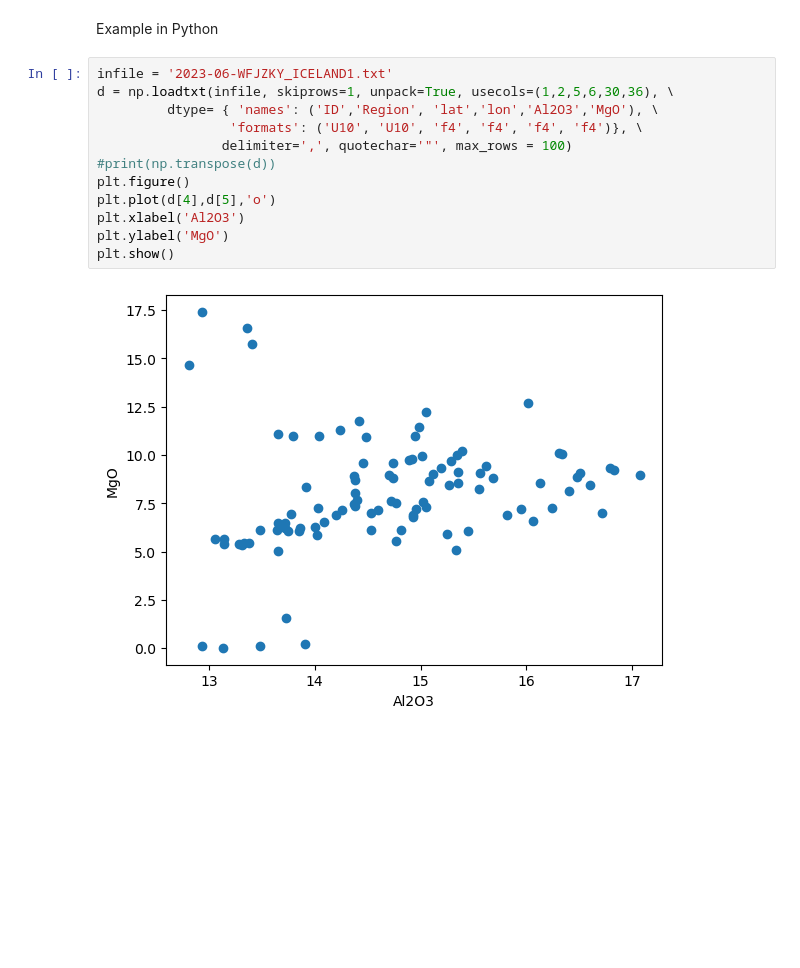
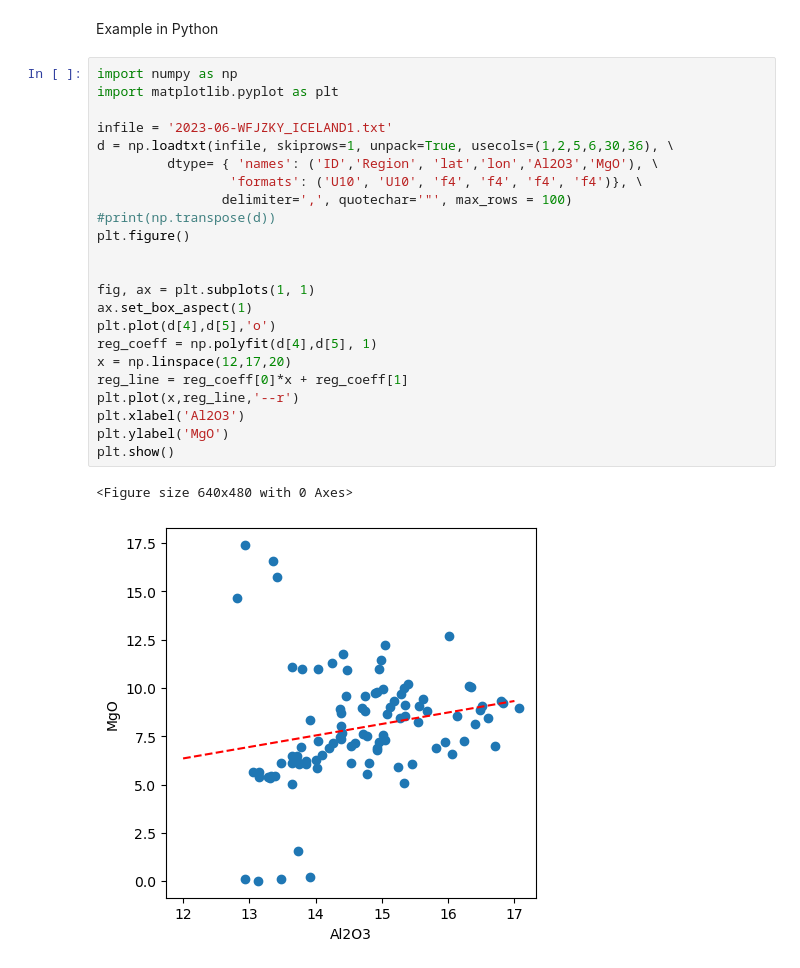
Before and after one commit to 4minakov/practical-data, a Jupyter notebook: DataPracticals_1.ipynb, the cells around one changed output. Drawn from its saved outputs; the diff is of its cells as text; blank space fills up the shorter version.

```diff
--- a/DataPracticals_1.ipynb
+++ b/DataPracticals_1.ipynb
@@ -88,16 +123,28 @@ ylabel('MgO')
 # %% [markdown]
 Example in Python
 # %%
+import numpy as np
+import matplotlib.pyplot as plt
+
 infile = '2023-06-WFJZKY_ICELAND1.txt'
 d = np.loadtxt(infile, skiprows=1, unpack=True, usecols=(1,2,5,6,30,36), \
          dtype= { 'names': ('ID','Region', 'lat','lon','Al2O3','MgO'), \
                  'formats': ('U10', 'U10', 'f4', 'f4', 'f4', 'f4')}, \
                 delimiter=',', quotechar='"', max_rows = 100)
 #print(np.transpose(d))
 plt.figure()
+
+
+fig, ax = plt.subplots(1, 1)
+ax.set_box_aspect(1)
 plt.plot(d[4],d[5],'o')
+reg_coeff = np.polyfit(d[4],d[5], 1)
+x = np.linspace(12,17,20)
+reg_line = reg_coeff[0]*x + reg_coeff[1]
+plt.plot(x,reg_line,'--r')
 plt.xlabel('Al2O3')
 plt.ylabel('MgO')
 plt.show()
 # %% [output]
+<Figure size 640x480 with 0 Axes>
-[figure, old version]
+[figure, new version]
```
Also changed, not shown: parts of 4 cells of this notebook.
